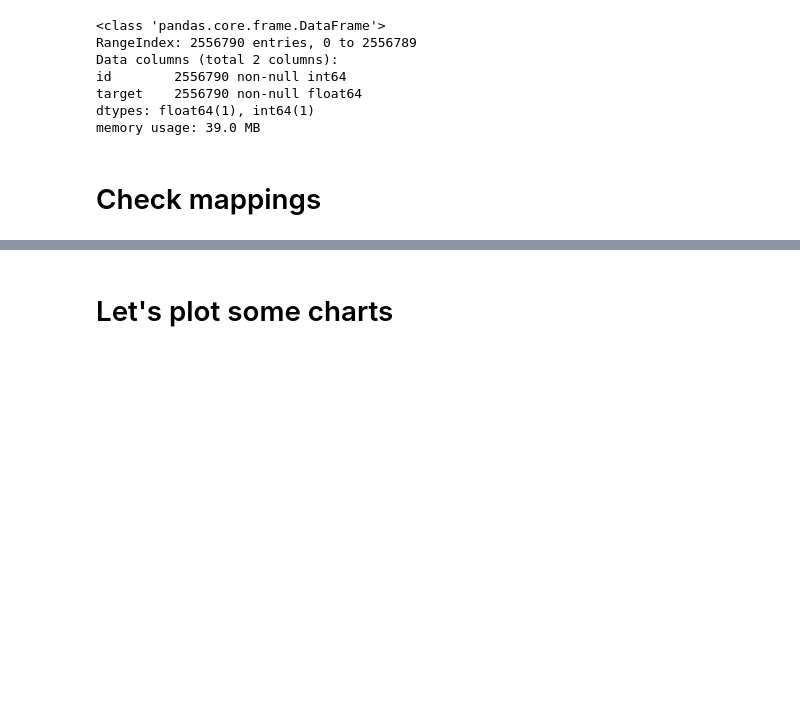
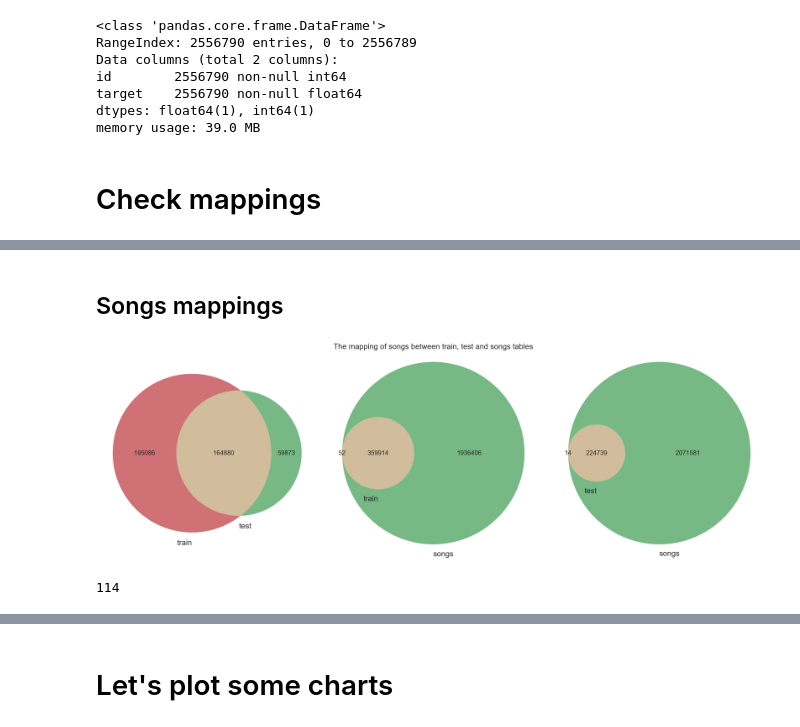
Before and after one commit to IooHooI/RECOMMENDATION_SYSTEMS_2, a Jupyter notebook: notebooks/EDA.ipynb, the cells around one changed output, grey strips where cells are left out. Saved outputs shown, nothing was run; the diff lists cells and outputs as text; code cells hidden in the pictures; blank space fills up the shorter version.

```diff
--- a/notebooks/EDA.ipynb
+++ b/notebooks/EDA.ipynb
@@ -540,0 +533,16 @@ len(set(test.msno) - set(train.msno))
+# %% [markdown]
+## Songs mappings
+# %%
+f, (ax1, ax2, ax3) = plt.subplots(nrows=1, ncols=3, figsize=(45, 15), facecolor='None')
+venn.venn2(subsets=[set(train.song_id), set(test.song_id)], set_labels=['train', 'test'], alpha=0.8, ax=ax1)
+venn.venn2(subsets=[set(train.song_id), set(songs.song_id)], set_labels=['train', 'songs'], alpha=0.8, ax=ax2)
+venn.venn2(subsets=[set(test.song_id), set(songs.song_id)], set_labels=['test', 'songs'], alpha=0.8, ax=ax3)
+f.suptitle('The mapping of songs between train, test and songs tables')
+plt.tight_layout()
+plt.show()
+# %% [output]
+[figure, added]
+# %%
+len(train[train.song_id.isin(set(train.song_id) - set(songs.song_id))])
+# %% [output]
+114
```
Also changed, not shown: parts of 13 cells of this notebook, 1 other file.
